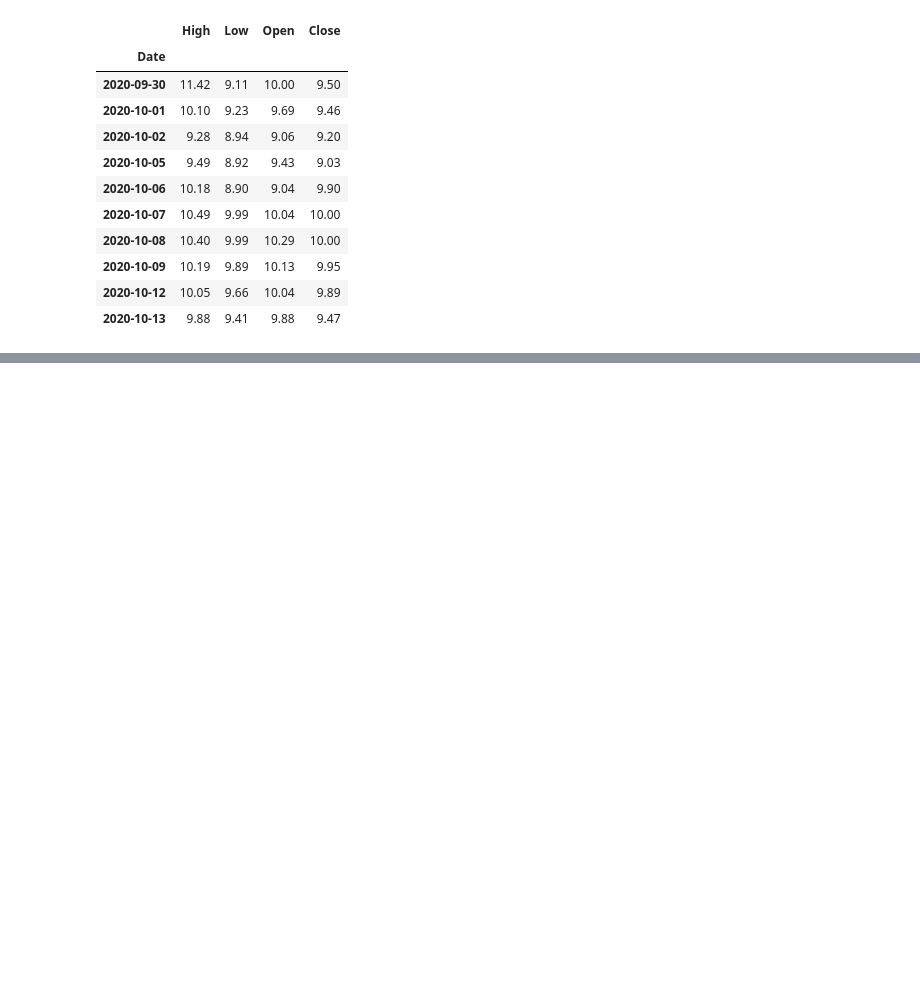
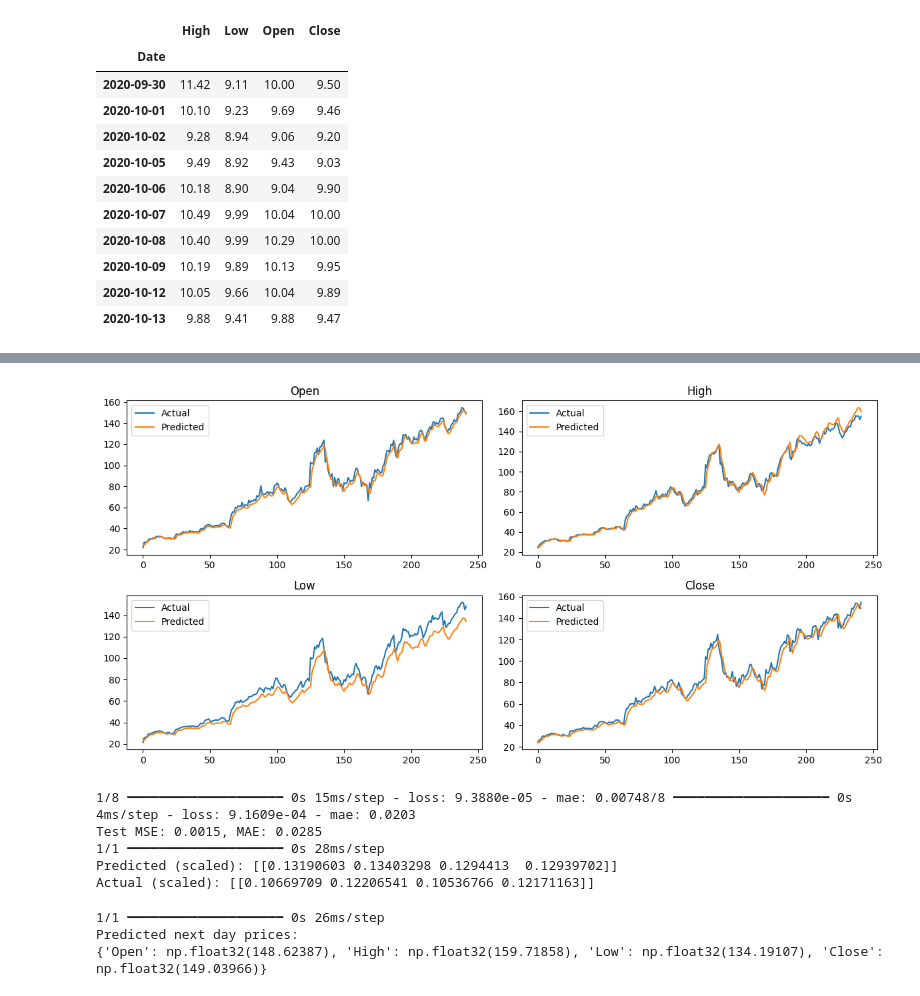
Before and after one commit to chinmay231/Stock-Prediction, a Jupyter notebook: Data_Polish/DataPolish.ipynb, the cells around one changed output, grey strips where cells are left out. Drawn from its saved outputs; the diff is of its cells as text; code cells hidden in the pictures; blank space fills up the shorter version.

```diff
--- a/Data_Polish/DataPolish.ipynb
+++ b/Data_Polish/DataPolish.ipynb
@@ -324,0 +411,14 @@ def df_to_windowed_DL(dataframe, firstdatestr, lastdatestr, n=3):
+# %%
+import tensorflow as tf
+from tensorflow.keras.models import Sequential
+from tensorflow.keras.layers import LSTM, Dense, Dropout
+
+model = Sequential([
+    LSTM(64, input_shape=(n, len(features)), return_sequences=False),
+    Dropout(0.2),
+    Dense(32, activation='relu'),
+    Dense(4)  # 4 target outputs: Open, High, Low, Close
+])
+
+model.compile(optimizer='adam', loss='mse', metrics=['mae'])
+model.summary()
@@ -324,0 +441,8 @@ def df_to_windowed_DL(dataframe, firstdatestr, lastdatestr, n=3):
+# %%
+history = model.fit(
+    X_train, Y_train,
+    validation_split=0.1,
+    epochs=50,
+    batch_size=32,
+    verbose=1
+)
@@ -324,0 +467,19 @@ def df_to_windowed_DL(dataframe, firstdatestr, lastdatestr, n=3):
+# %%
+import matplotlib.pyplot as plt
+
+# Predict on test set
+Y_pred_scaled = model.predict(X_test)
+Y_pred = y_scaler.inverse_transform(Y_pred_scaled)
+Y_true = y_scaler.inverse_transform(Y_test)
+
+# Plot Open/High/Low/Close for a few samples
+plt.figure(figsize=(12, 6))
+for i, label in enumerate(['Open', 'High', 'Low', 'Close']):
+    plt.subplot(2, 2, i+1)
+    plt.plot(Y_true[:, i], label='Actual')
+    plt.plot(Y_pred[:, i], label='Predicted')
+    plt.title(label)
+    plt.legend()
+plt.tight_layout()
+plt.show()
+# %% [output]
@@ -324,0 +487,31 @@ def df_to_windowed_DL(dataframe, firstdatestr, lastdatestr, n=3):
+[figure, added]
+# %%
+loss, mae = model.evaluate(X_test, Y_test)
+print(f"Test MSE: {loss:.4f}, MAE: {mae:.4f}")
+
+# Predict one sample
+pred = model.predict(X_test[:1])
+print("Predicted (scaled):", pred)
+print("Actual (scaled):", Y_test[:1])
+# %% [output]
+1/8 ━━━━━━━━━━━━━━━━━━━━ 0s 15ms/step - loss: 9.3880e-05 - mae: 0.00748/8 ━━━━━━━━━━━━━━━━━━━━ 0s 4ms/step - loss: 9.1609e-04 - mae: 0.0203
+Test MSE: 0.0015, MAE: 0.0285
+1/1 ━━━━━━━━━━━━━━━━━━━━ 0s 28ms/step
+Predicted (scaled): [[0.13190603 0.13403298 0.1294413  0.12939702]]
+Actual (scaled): [[0.10669709 0.12206541 0.10536766 0.12171163]]
+# %%
+# Grab last 2 days for prediction
+latest_X = DL_DF.iloc[-1][[f'Target-{f}-{i+1}' for i in reversed(range(n)) for f in features]]
+latest_X = latest_X.values.reshape(1, n, len(features))
+latest_X_scaled = x_scaler.transform(latest_X.reshape(-1, len(features))).reshape(1, n, len(features))
+
+# Predict
+pred_scaled = model.predict(latest_X_scaled)
+pred_next_day = y_scaler.inverse_transform(pred_scaled)
+
+print("Predicted next day prices:")
+print(dict(zip(features, pred_next_day[0])))
+# %% [output]
+1/1 ━━━━━━━━━━━━━━━━━━━━ 0s 26ms/step
+Predicted next day prices:
+{'Open': np.float32(148.62387), 'High': np.float32(159.71858), 'Low': np.float32(134.19107), 'Close': np.float32(149.03966)}
```
Also changed, not shown: parts of 13 cells of this notebook, 7 other files.
